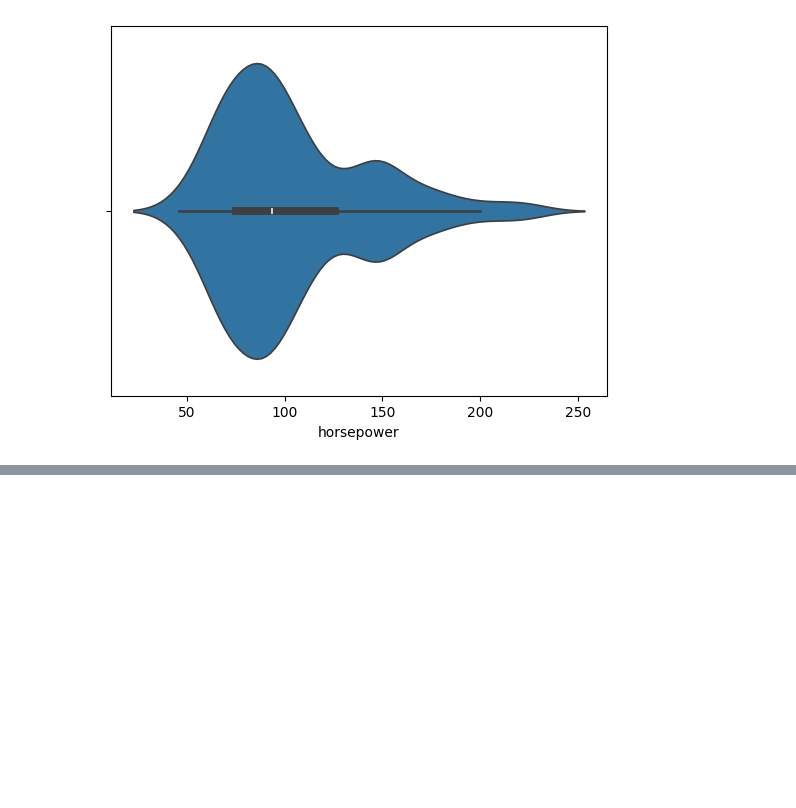
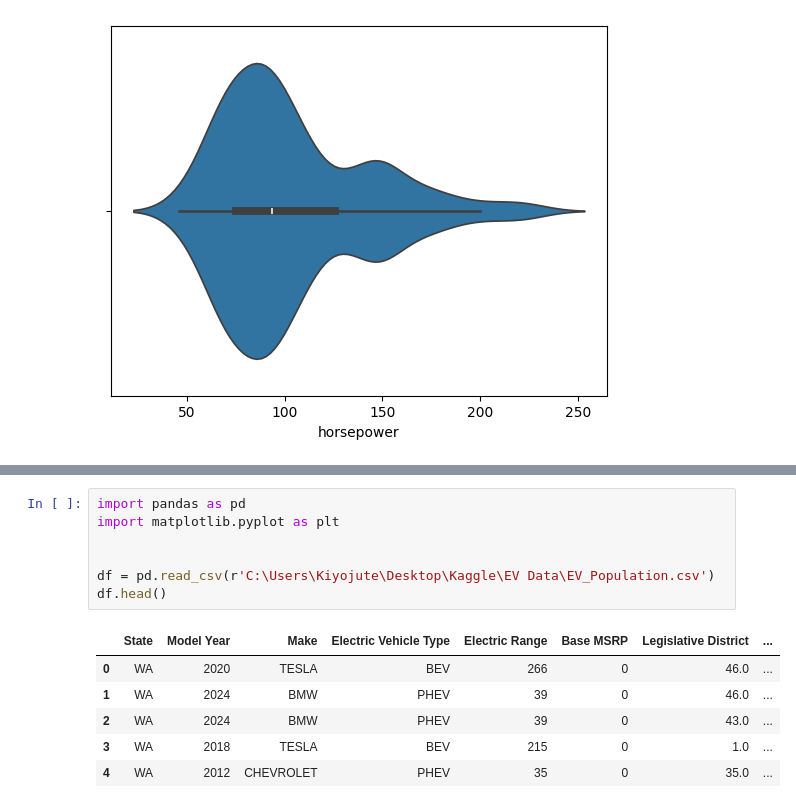
Before and after one commit to Kiyojute/Plotting, a Jupyter notebook: Week 4 Plotting.ipynb, the cells around one changed output, grey strips where cells are left out. Cells and saved outputs as stored; diff of their text form; blank space fills up the shorter version.

```diff
--- a/Week 4 Plotting.ipynb
+++ b/Week 4 Plotting.ipynb
@@ -33,0 +40,14 @@ sns.violinplot(x=df['horsepower'])
+# %%
+import pandas as pd
+import matplotlib.pyplot as plt
+
+
+df = pd.read_csv(r'C:\Users\Kiyojute\Desktop\Kaggle\EV Data\EV_Population.csv')
+df.head()
+# %% [output]
+|  | State | Model Year | Make | Electric Vehicle Type | Electric Range | Base MSRP | Legislative District | ... |
+| 0 | WA | 2020 | TESLA | BEV | 266 | 0 | 46.0 | ... |
+| 1 | WA | 2024 | BMW | PHEV | 39 | 0 | 46.0 | ... |
+| 2 | WA | 2024 | BMW | PHEV | 39 | 0 | 43.0 | ... |
+| 3 | WA | 2018 | TESLA | BEV | 215 | 0 | 1.0 | ... |
+| 4 | WA | 2012 | CHEVROLET | PHEV | 35 | 0 | 35.0 | ... |
```
Also changed, not shown: parts of 2 cells of this notebook.
